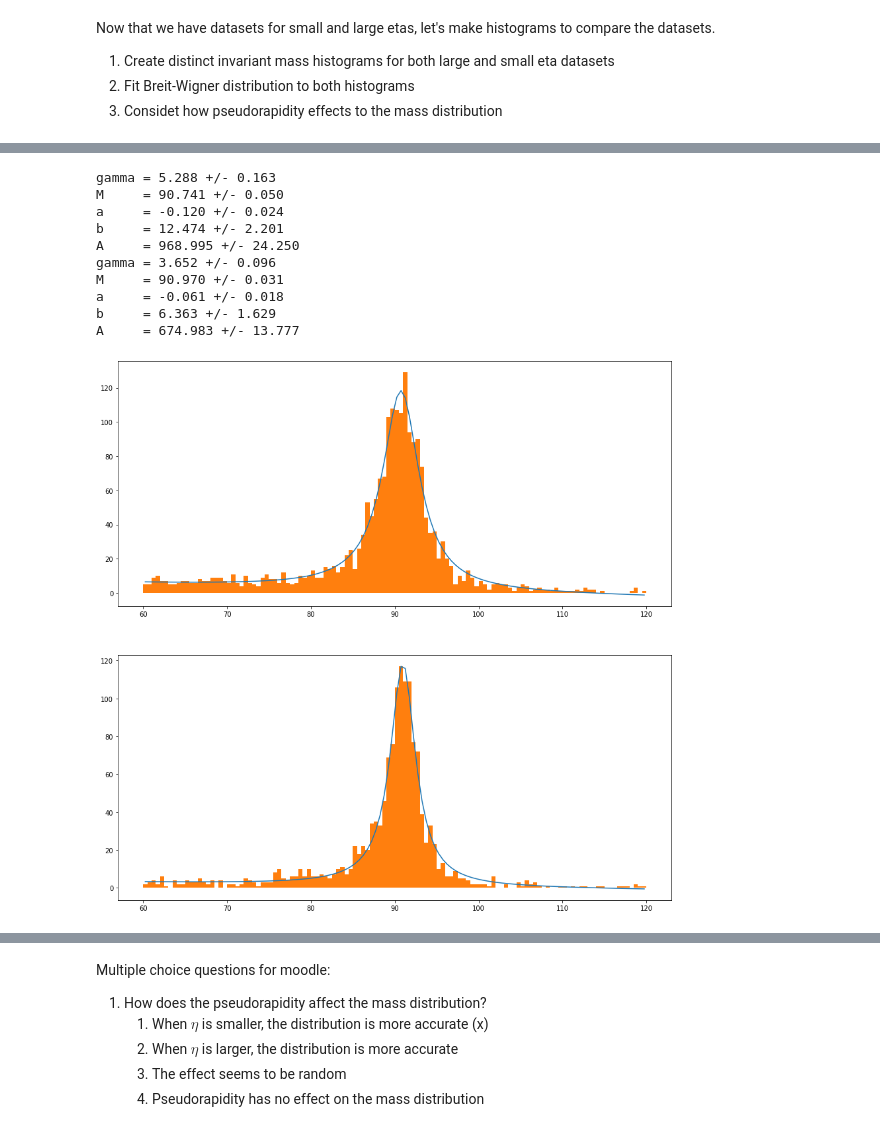
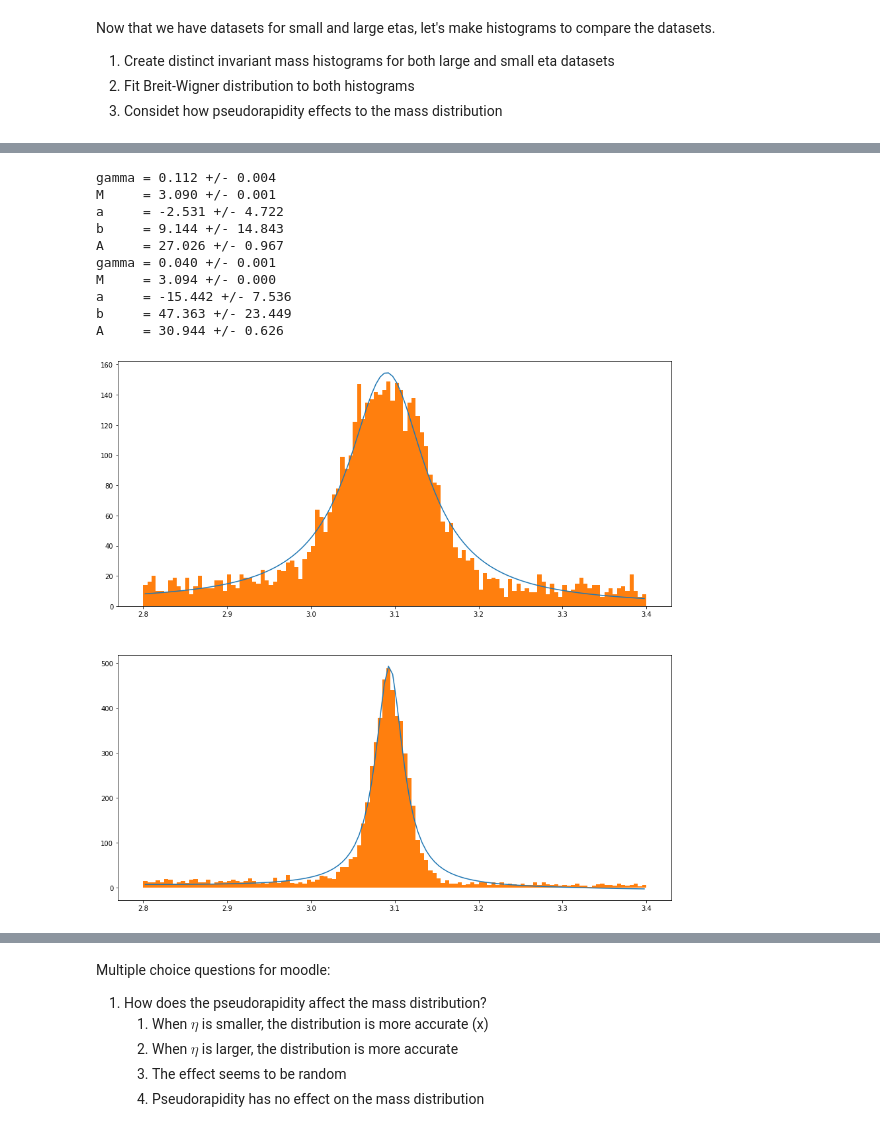
Before and after one commit to mlotti/Hitu_2020, a Jupyter notebook: Notebooks/Week4/Exercise_4_sol.ipynb, the cells around one changed output, grey strips where cells are left out. Drawn from its saved outputs; the diff is of its cells as text; code cells hidden in the pictures.

```diff
--- a/Notebooks/Week4/Exercise_4_sol.ipynb
+++ b/Notebooks/Week4/Exercise_4_sol.ipynb
@@ -110,0 +166,9 @@ Amount of the events where the pseudorapidity of the both muons have been small:
+# %%
+def bin_centers(bins):
+    if len(bins) > 1:
+        return [0.5 * (bins[i] + bins[i+1]) for i in range(len(bins)-1)]
+    else:
+        print("At least two bins are needed.")
+
+bins_large = bin_centers(bins_large)
+bins_small = bin_centers(bins_small)
@@ -123,10 +287,10 @@ inv_mass_small = small_etas['M']
 
 f = plt.figure(figsize=(15,15))
 plt.subplot(211)
-histlarge, binslarge, patches = plt.hist(inv_mass_large, bins=120, range=(60,120), alpha=0.5)
+hist_large, bins_large, patches = plt.hist(inv_mass_large, bins=120, range=(2.8,3.4), alpha=0.5)
 plt.ylabel('large etas, number of events', fontsize=20)
 plt.subplot(212)
-histsmall, binssmall, patches = plt.hist(inv_mass_small, bins=120, range=(60,120), alpha=0.5)
+hist_small, bins_small, patches = plt.hist(inv_mass_small, bins=120, range=(2.8,3.4), alpha=0.5)
 plt.ylabel('small etas, number of events', fontsize=20)
 plt.xlabel('invariant mass [GeV]', fontsize=20)
 plt.show()
@@ -144,53 +308,53 @@ def bin_centers(bins):
     else:
         print("At least two bins are needed.")
 
-binslarge = bin_centers(binslarge)
-binssmall = bin_centers(binssmall)
+bins_large = bin_centers(bins_large)
+bins_small = bin_centers(bins_small)
 # %%
 from scipy.optimize import curve_fit
 
 accuracy = 1e-5
-p0 = [5, 90, -1, 100, 10000]
+p0 = [0.2, 3, 1, 100, 100]
 while True: # Loop until desired accuracy
-    bestlarge, covariancelarge = curve_fit(breitwigner, binslarge, histlarge, p0=p0)
-    error = max(abs(p0-bestlarge))
+    best_large, covariance_large = curve_fit(breitwigner, bins_large, hist_large, p0=p0)
+    error = max(abs(p0-best_large))
     if error < accuracy:
         break
-    p0 = bestlarge
+    p0 = best_large
 
 while True: # Loop until desired accuracy
-    bestsmall, covariancesmall = curve_fit(breitwigner, binssmall, histsmall, p0=p0)
-    error = max(abs(p0-bestsmall))
+    best_small, covariance_small = curve_fit(breitwigner, bins_small, hist_small, p0=p0)
+    error = max(abs(p0-best_small))
     if error < accuracy:
         break
-    p0 = bestsmall
+    p0 = best_small
 
 f = plt.figure(figsize=(15,15))
 plt.subplot(211)
-plt.plot(binslarge, breitwigner(np.array(binslarge), *bestlarge))
-plt.hist(inv_mass_large, bins=120, range=(60,120))
-errorslarge = np.sqrt(np.diag(covariancelarge))
+plt.plot(bins_large, breitwigner(np.array(bins_large), *best_large))
+plt.hist(inv_mass_large, bins=120, range=(2.8,3.4))
+errors_large = np.sqrt(np.diag(covariance_large))
 param_strings = ["gamma","M","a","b","A"]
-for i in range(len(bestlarge)):
-    print("{2:5} = {0:.3f} +/- {1:.3f}".format(bestlarge[i],errorslarge[i],param_strings[i]))
+for i in range(len(best_large)):
+    print("{2:5} = {0:.3f} +/- {1:.3f}".format(best_large[i],errors_large[i],param_strings[i]))
 
 plt.subplot(212)
-plt.plot(binssmall, breitwigner(np.array(binssmall), *bestsmall))
-plt.hist(inv_mass_small, bins=120, range=(60,120))
-errorssmall = np.sqrt(np.diag(covariancesmall))
+plt.plot(bins_small, breitwigner(np.array(bins_small), *best_small))
+plt.hist(inv_mass_small, bins=120, range=(2.8,3.4))
+errors_small = np.sqrt(np.diag(covariance_small))
 param_strings = ["gamma","M","a","b","A"]
-for i in range(len(bestsmall)):
-    print("{2:5} = {0:.3f} +/- {1:.3f}".format(bestsmall[i],errorssmall[i],param_strings[i]))
+for i in range(len(best_small)):
+    print("{2:5} = {0:.3f} +/- {1:.3f}".format(best_small[i],errors_small[i],param_strings[i]))
 plt.show()
 # %% [output]
-gamma = 5.288 +/- 0.163
-M     = 90.741 +/- 0.050
-a     = -0.120 +/- 0.024
-b     = 12.474 +/- 2.201
-A     = 968.995 +/- 24.250
-gamma = 3.652 +/- 0.096
-M     = 90.970 +/- 0.031
-a     = -0.061 +/- 0.018
-b     = 6.363 +/- 1.629
-A     = 674.983 +/- 13.777
+gamma = 0.112 +/- 0.004
+M     = 3.090 +/- 0.001
+a     = -2.531 +/- 4.722
+b     = 9.144 +/- 14.843
+A     = 27.026 +/- 0.967
+gamma = 0.040 +/- 0.001
+M     = 3.094 +/- 0.000
+a     = -15.442 +/- 7.536
+b     = 47.363 +/- 23.449
+A     = 30.944 +/- 0.626
-[figure, old version]
+[figure, new version]
```
Also changed, not shown: parts of 19 cells of this notebook, 1 other file.
